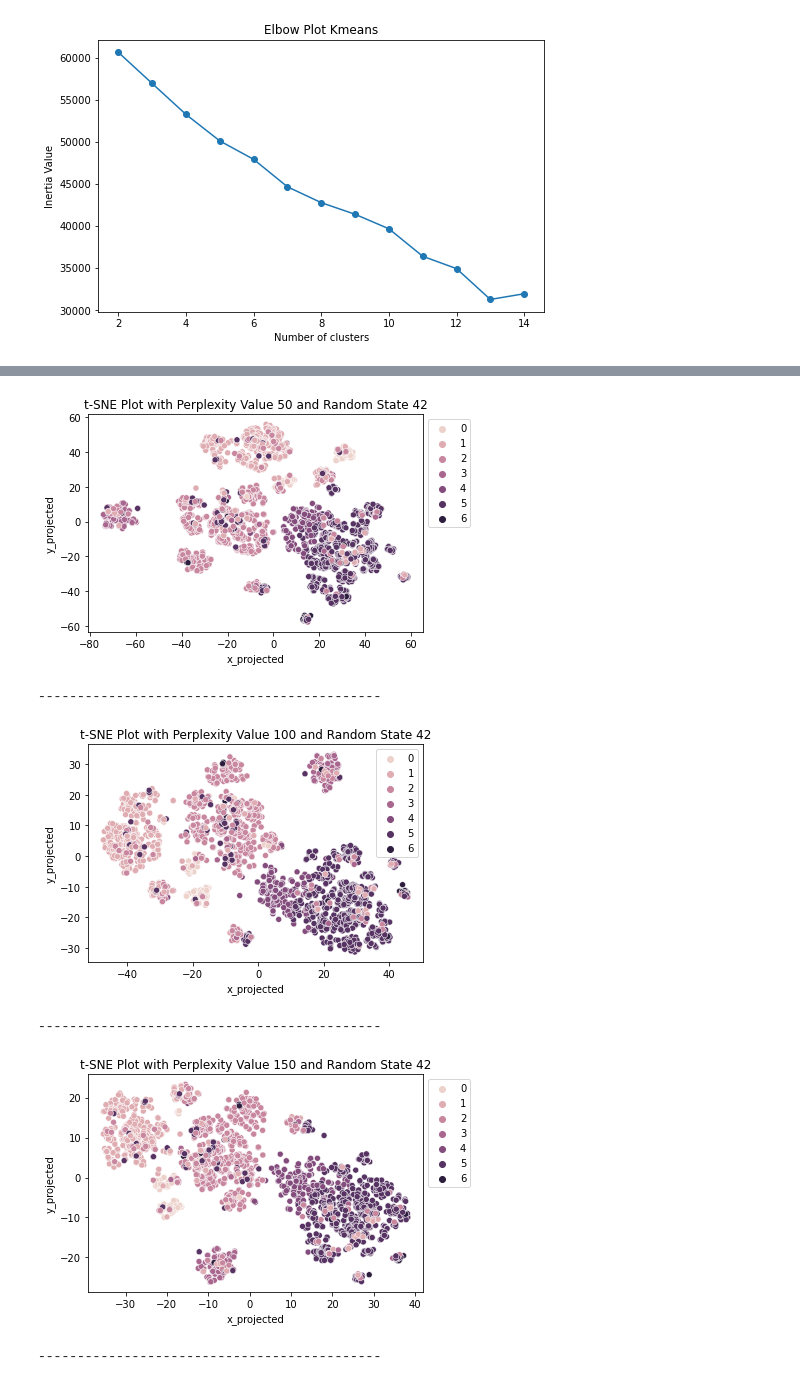
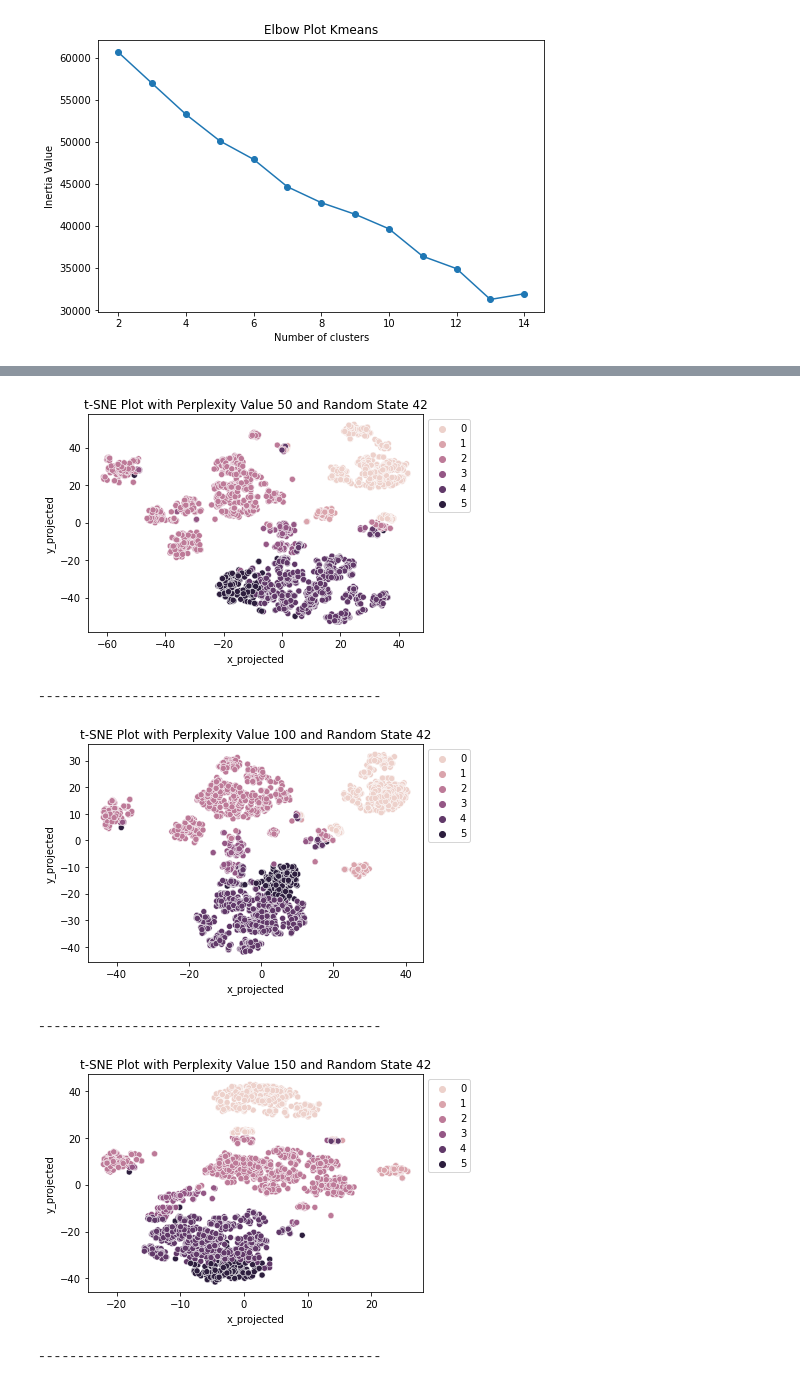
Before and after one commit to KelvinYQC/DataMning_Project, a Jupyter notebook: DM_Clustering_final.ipynb, the cells around one changed output, grey strips where cells are left out. Drawn from its saved outputs; the diff is of its cells as text; code cells hidden in the pictures.

Commit message:
finalized clustering

```diff
--- a/DM_Clustering_final.ipynb
+++ b/DM_Clustering_final.ipynb
@@ -169,10 +168,10 @@ pca_fit = pd.DataFrame(pca_fit)
 # %%
-# for perp in [50, 75, 100]:
-#     tsne = TSNE(n_components=2, perplexity=perp, random_state=42)
-#     data_tsne = tsne.fit_transform(pca_fit)
-#     df_tsne = pd.DataFrame(data_tsne, columns=['x_projected', 'y_projected'])
-#     df_combo = pd.concat([pca_fit, df_tsne], axis=1)
-#     sns.scatterplot(x='x_projected',y='y_projected', data=df_combo)
-#     plt.title('t-SNE Plot with Perplexity Value %s and Random State %s' %(perp, 42))
-#     plt.show()
-#     print('--------------------------------------------')
+for perp in [50, 100, 150]:
+    tsne = TSNE(n_components=2, perplexity=perp, random_state=42)
+    data_tsne = tsne.fit_transform(pca_fit)
+    df_tsne = pd.DataFrame(data_tsne, columns=['x_projected', 'y_projected'])
+    df_combo = pd.concat([pca_fit, df_tsne], axis=1)
+    sns.scatterplot(x='x_projected',y='y_projected', data=df_combo)
+    plt.title('t-SNE Plot with Perplexity Value %s and Random State %s' %(perp, 42))
+    plt.show()
+    print('--------------------------------------------')
@@ -181,5 +189,5 @@ pca_fit = pd.DataFrame(pca_fit)
 # %%
-X = pca_fit
+X = pca_fit.values
 n_cluster = range(2, 15, 1)
 cost = []
 
@@ -202,4 +210,4 @@ Elbow plot suggests that there are roughly 7 clusters
 # %%
-clustering_model = KMeans(n_clusters=7, random_state=42, n_init=5)
+clustering_model = KMeans(n_clusters=6, random_state=42, n_init=5)
 clustering_model.fit(X)
 # %% [output]
@@ -207,4 +215,5 @@ KMeans(n_clusters=7, n_init=5, random_state=42)
 # %%
 df_numerical_scaled['predicted_cluster_kmeans'] = clustering_model.labels_
+pca_fit['predicted_cluster_kmeans'] = clustering_model.labels_
 df_numerical_scaled['predicted_cluster_kmeans'].value_counts()
 # %% [output]
@@ -238,19 +246,19 @@ for i in range(1,15):
 # %%
 for perp in [50, 100, 150]:
     tsne = TSNE(n_components=2, perplexity=perp, random_state=42)
-    data_tsne = tsne.fit_transform(df_numerical_scaled)
+    data_tsne = tsne.fit_transform(pca_fit)
     df_tsne = pd.DataFrame(data_tsne, columns=['x_projected', 'y_projected'])
-    df_combo = pd.concat([df_numerical_scaled, df_tsne], axis=1)
+    df_combo = pd.concat([pca_fit, df_tsne], axis=1)
     sns.scatterplot(x='x_projected',y='y_projected',hue = 'predicted_cluster_kmeans', data=df_combo)
     plt.title('t-SNE Plot with Perplexity Value %s and Random State %s' %(perp, 42))
     plt.legend(bbox_to_anchor=(1,1))
     plt.show()
     print('--------------------------------------------')
 # %% [output]
-[figure, old version]
+[figure, new version]
 --------------------------------------------
-[figure, old version]
+[figure, new version]
 --------------------------------------------
-[figure, old version]
+[figure, new version]
 --------------------------------------------
 # %% [markdown]
```
Also changed, not shown: parts of 16 cells of this notebook.
